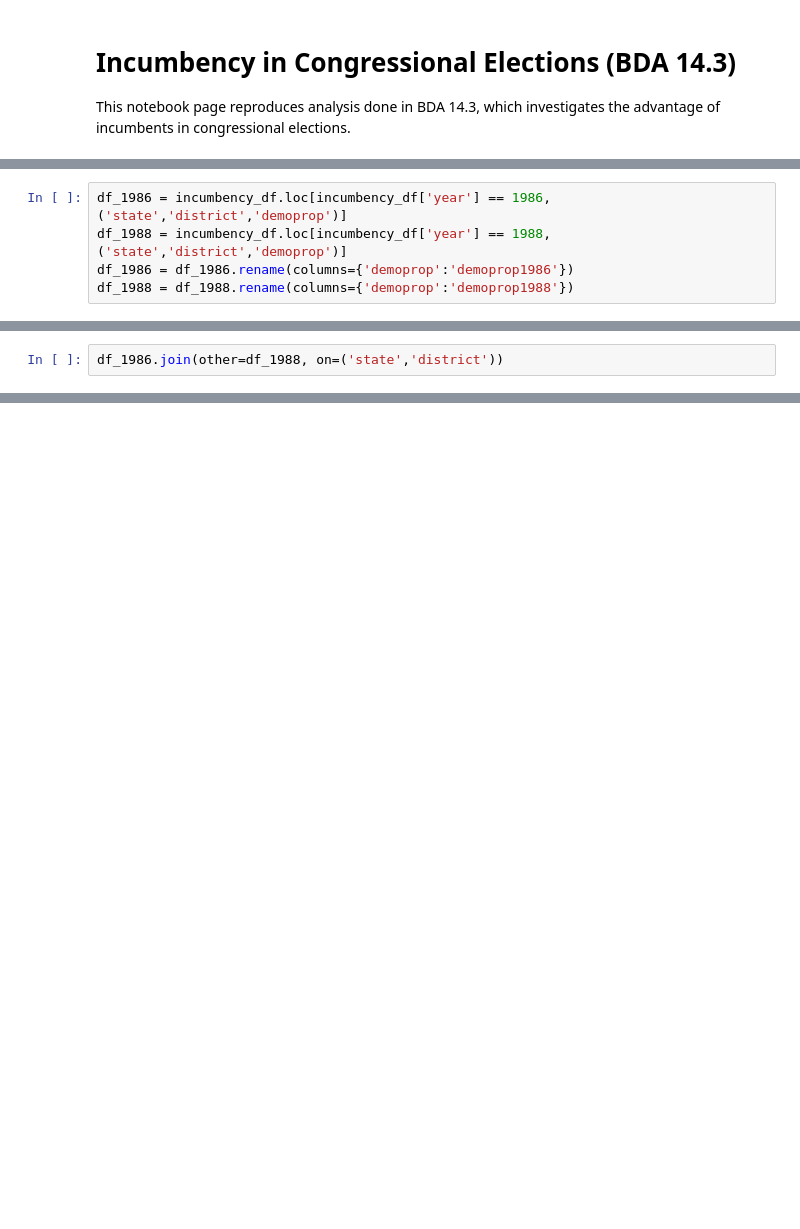
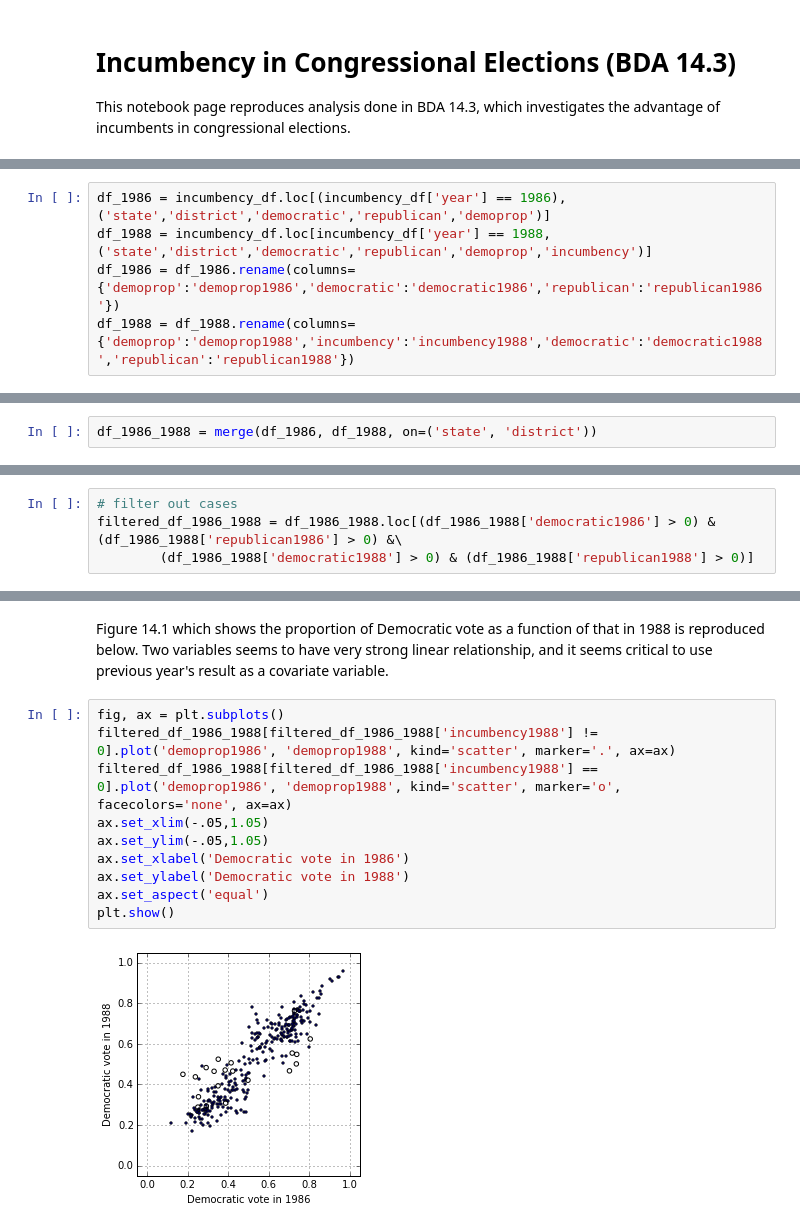
Before and after one commit to bikestra/bdapy, a Jupyter notebook: incumbency.ipynb, the cells around one changed output, grey strips where cells are left out. Saved outputs shown, nothing was run; the diff lists cells and outputs as text; blank space fills up the shorter version.

```diff
--- a/incumbency.ipynb
+++ b/incumbency.ipynb
@@ -36,5 +40,5 @@ plt.scatter(incumbency_df[incumbency_df['year'] == 1986]['demoprop'],
 # %%
-df_1986 = incumbency_df.loc[incumbency_df['year'] == 1986,('state','district','demoprop')]
-df_1988 = incumbency_df.loc[incumbency_df['year'] == 1988,('state','district','demoprop')]
-df_1986 = df_1986.rename(columns={'demoprop':'demoprop1986'})
-df_1988 = df_1988.rename(columns={'demoprop':'demoprop1988'})
+df_1986 = incumbency_df.loc[(incumbency_df['year'] == 1986),('state','district','democratic','republican','demoprop')]
+df_1988 = incumbency_df.loc[incumbency_df['year'] == 1988,('state','district','democratic','republican','demoprop','incumbency')]
+df_1986 = df_1986.rename(columns={'demoprop':'demoprop1986','democratic':'democratic1986','republican':'republican1986'})
+df_1988 = df_1988.rename(columns={'demoprop':'demoprop1988','incumbency':'incumbency1988','democratic':'democratic1988','republican':'republican1988'})
@@ -41,2 +47,2 @@ df_1988 = df_1988.rename(columns={'demoprop':'demoprop1988'})
 # %%
-df_1986.join(other=df_1988, on=('state','district'))
+df_1986_1988 = merge(df_1986, df_1988, on=('state', 'district'))
@@ -53,0 +51,4 @@ df_1986.join(on=['state','district'])
+# %%
+# filter out cases
+filtered_df_1986_1988 = df_1986_1988.loc[(df_1986_1988['democratic1986'] > 0) & (df_1986_1988['republican1986'] > 0) &\
+        (df_1986_1988['democratic1988'] > 0) & (df_1986_1988['republican1988'] > 0)]
@@ -53,0 +75,14 @@ df_1986.join(on=['state','district'])
+# %% [markdown]
+Figure 14.1 which shows the proportion of Democratic vote as a function of that in 1988 is reproduced below.  Two variables seems to have very strong linear relationship, and it seems critical to use previous year's result as a covariate variable.
+# %%
+fig, ax = plt.subplots()
+filtered_df_1986_1988[filtered_df_1986_1988['incumbency1988'] != 0].plot('demoprop1986', 'demoprop1988', kind='scatter', marker='.', ax=ax)
+filtered_df_1986_1988[filtered_df_1986_1988['incumbency1988'] == 0].plot('demoprop1986', 'demoprop1988', kind='scatter', marker='o', facecolors='none', ax=ax)
+ax.set_xlim(-.05,1.05)
+ax.set_ylim(-.05,1.05)
+ax.set_xlabel('Democratic vote in 1986')
+ax.set_ylabel('Democratic vote in 1988')
+ax.set_aspect('equal')
+plt.show()
+# %% [output]
+[figure, added]
```
Also changed, not shown: parts of 36 cells of this notebook, 1 other file.
